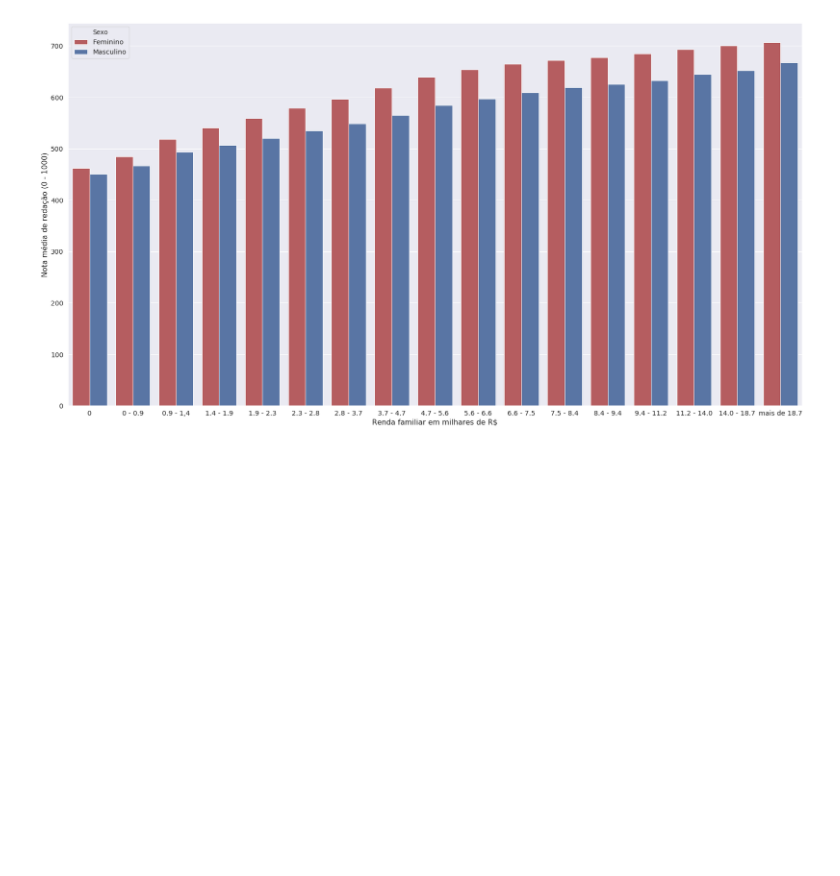
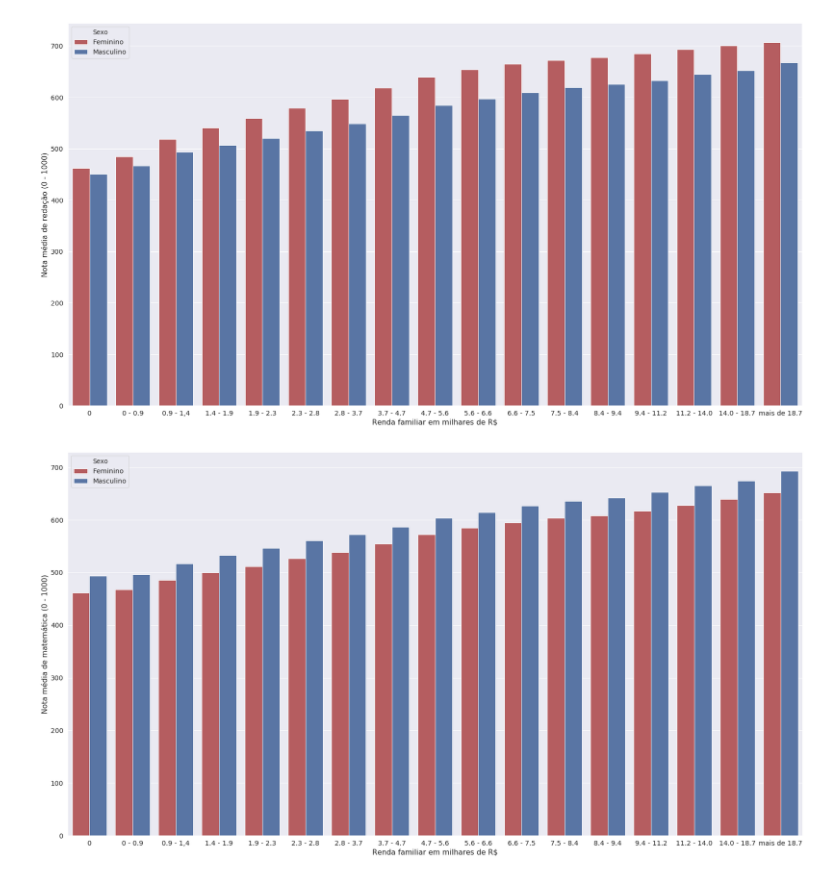
Before and after one commit to tiagodalloca/enem-data-analysis, a Jupyter notebook: enem2017/Visualization#2.ipynb, the cells around one changed output. Saved outputs shown, nothing was run; the diff lists cells and outputs as text; code cells hidden in the pictures; blank space fills up the shorter version.

```diff
--- a/enem2017/Visualization#2.ipynb
+++ b/enem2017/Visualization#2.ipynb
@@ -227,7 +227,7 @@ for t, l in zip(legend.texts,('Branco', 'Preto')):
 # %% [output]
 [figure]
 # %%
-df3 = pd.read_sql('SELECT nu_nota_redacao,tp_sexo,q006 FROM enem WHERE tp_sexo=0 OR tp_sexo=1 and q006 != -1', conn).apply(pd.to_numeric)
+df3 = pd.read_sql('SELECT nu_nota_redacao,nu_nota_mt,tp_sexo,q006 FROM enem WHERE tp_sexo=0 OR tp_sexo=1 and q006 != -1', conn).apply(pd.to_numeric)
 # %%
 sns.set(font_scale=1.8)
 fig, ax = plt.subplots(figsize=(20,15))
@@ -313,3 +313,35 @@ for t, l in zip(legend.texts,('Feminino', 'Masculino')):
     t.set_text(l)
 # %% [output]
 [figure]
+# %%
+sns.set(font_scale=1.3)
+fig, ax = plt.subplots(figsize=(28,15))
+g = sns.barplot(x='Q006', y='NU_NOTA_MT', hue='TP_SEXO', data=df3, hue_order=[0,1], errwidth=0,
+                palette=['r', 'b'], ax=ax)
+
+g.set(xlabel ="Renda familiar em milhares de R$", ylabel ="Nota média de matemática (0 - 1000)",
+       xticklabels =["0",
+                     "0 - 0.9",
+                     "0.9 - 1,4",
+                     "1.4 - 1.9",
+                     "1.9 - 2.3",
+                     "2.3 - 2.8",
+                     "2.8 - 3.7",
+                     "3.7 - 4.7",
+                     "4.7 - 5.6",
+                     "5.6 - 6.6",
+                     "6.6 - 7.5",
+                     "7.5 - 8.4",
+                     "8.4 - 9.4",
+                     "9.4 - 11.2",
+                     "11.2 - 14.0",
+                     "14.0 - 18.7",
+                     "mais de 18.7"])
+
+legend = g.get_legend()
+
+legend.set_title('Sexo')
+for t, l in zip(legend.texts,('Feminino', 'Masculino')):
+    t.set_text(l)
+# %% [output]
+[figure, added]
```
Also changed, not shown: 1 other file.
